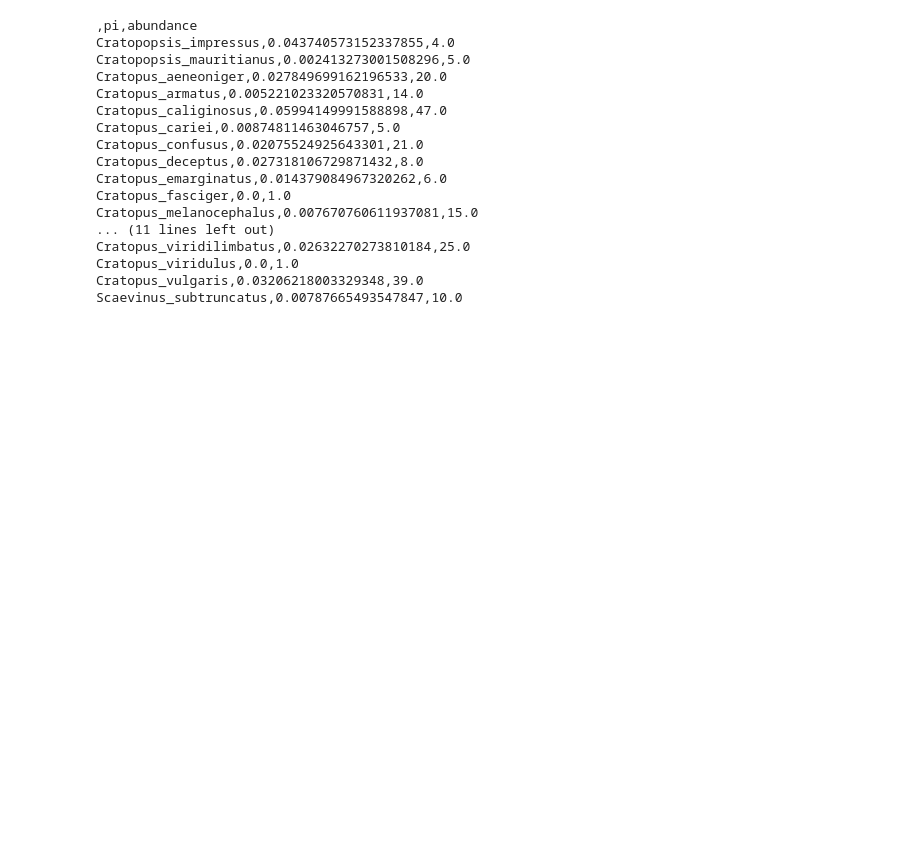
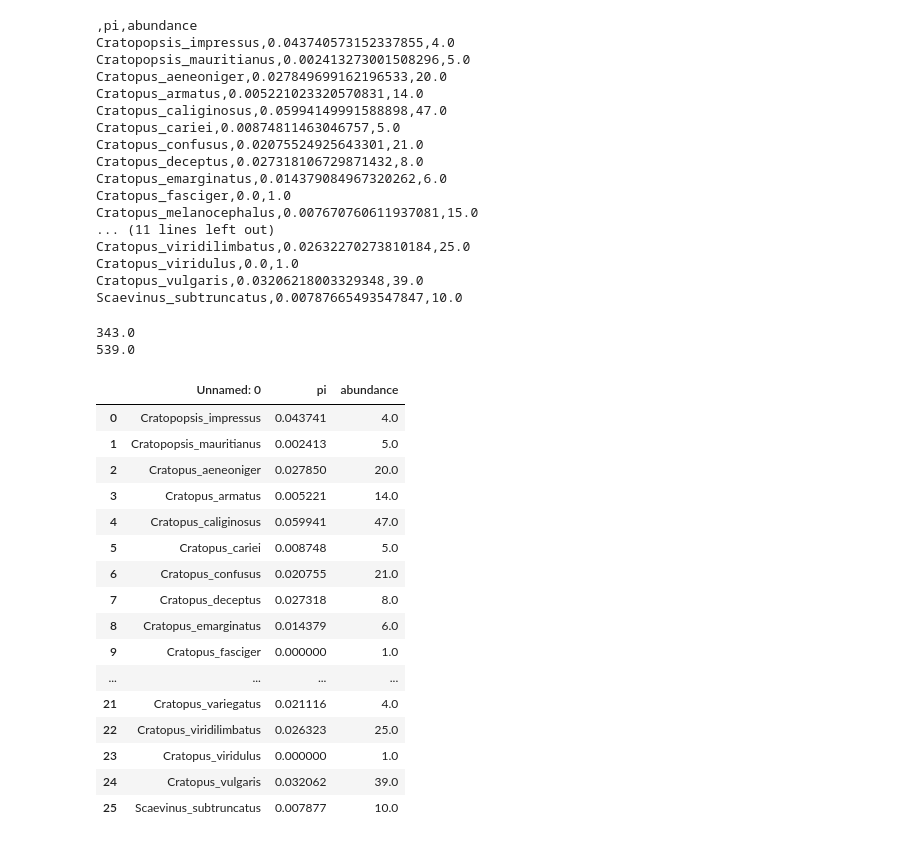
Before and after one commit to isaacovercast/SGD_empirical, a Jupyter notebook: empirical_weevils/Weevil_empirical_preprocess.ipynb, the cells around one changed output. Cells and saved outputs as stored; diff of their text form; code cells hidden in the pictures; blank space fills up the shorter version.

```diff
--- a/empirical_weevils/Weevil_empirical_preprocess.ipynb
+++ b/empirical_weevils/Weevil_empirical_preprocess.ipynb
@@ -176,3 +171,27 @@ Cratopus_viridilimbatus,0.02632270273810184,25.0
 Cratopus_viridulus,0.0,1.0
 Cratopus_vulgaris,0.03206218003329348,39.0
 Scaevinus_subtruncatus,0.00787665493547847,10.0
+# %%
+print(pd.read_csv("mauritius.dat")["abundance"].sum())
+print(pd.read_csv("reunion.dat")["abundance"].sum())
+pd.read_csv("mauritius.dat")
+# %% [output]
+343.0
+539.0
+|  | Unnamed: 0 | pi | abundance |
+| 0 | Cratopopsis_impressus | 0.043741 | 4.0 |
+| 1 | Cratopopsis_mauritianus | 0.002413 | 5.0 |
+| 2 | Cratopus_aeneoniger | 0.027850 | 20.0 |
+| 3 | Cratopus_armatus | 0.005221 | 14.0 |
+| 4 | Cratopus_caliginosus | 0.059941 | 47.0 |
+| 5 | Cratopus_cariei | 0.008748 | 5.0 |
+| 6 | Cratopus_confusus | 0.020755 | 21.0 |
+| 7 | Cratopus_deceptus | 0.027318 | 8.0 |
+| 8 | Cratopus_emarginatus | 0.014379 | 6.0 |
+| 9 | Cratopus_fasciger | 0.000000 | 1.0 |
+| ... | ... | ... | ... |
+| 21 | Cratopus_variegatus | 0.021116 | 4.0 |
+| 22 | Cratopus_viridilimbatus | 0.026323 | 25.0 |
+| 23 | Cratopus_viridulus | 0.000000 | 1.0 |
+| 24 | Cratopus_vulgaris | 0.032062 | 39.0 |
+| 25 | Scaevinus_subtruncatus | 0.007877 | 10.0 |
```
Also changed, not shown: parts of 1 cell of this notebook, 21 other files.
